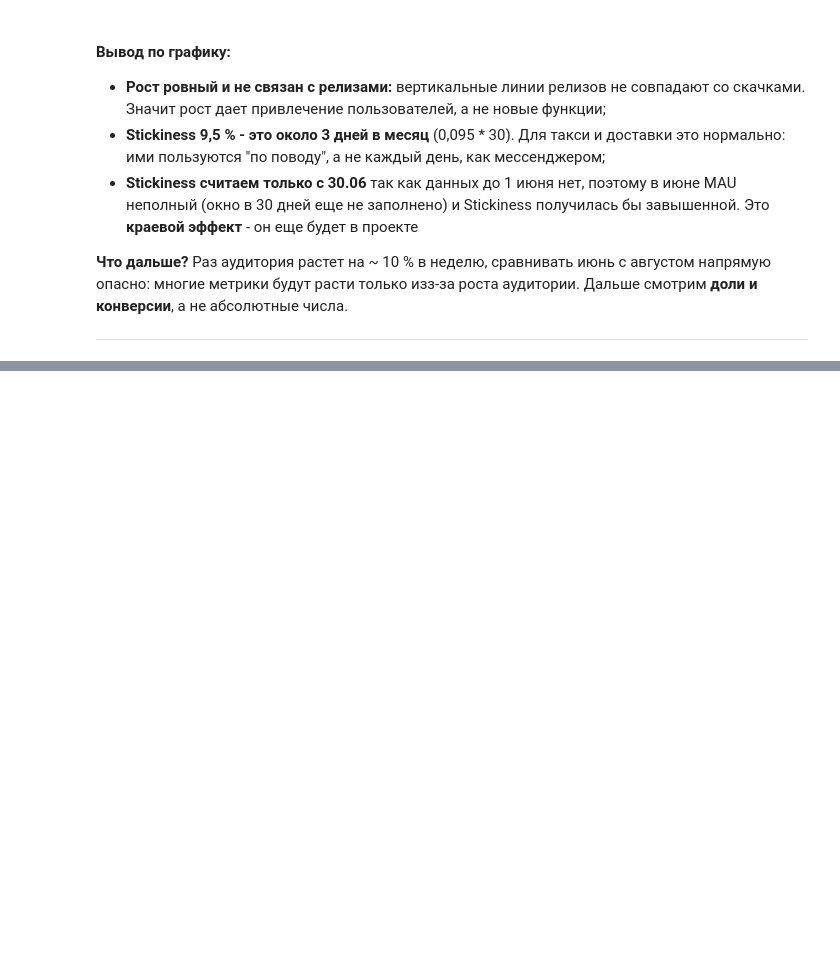
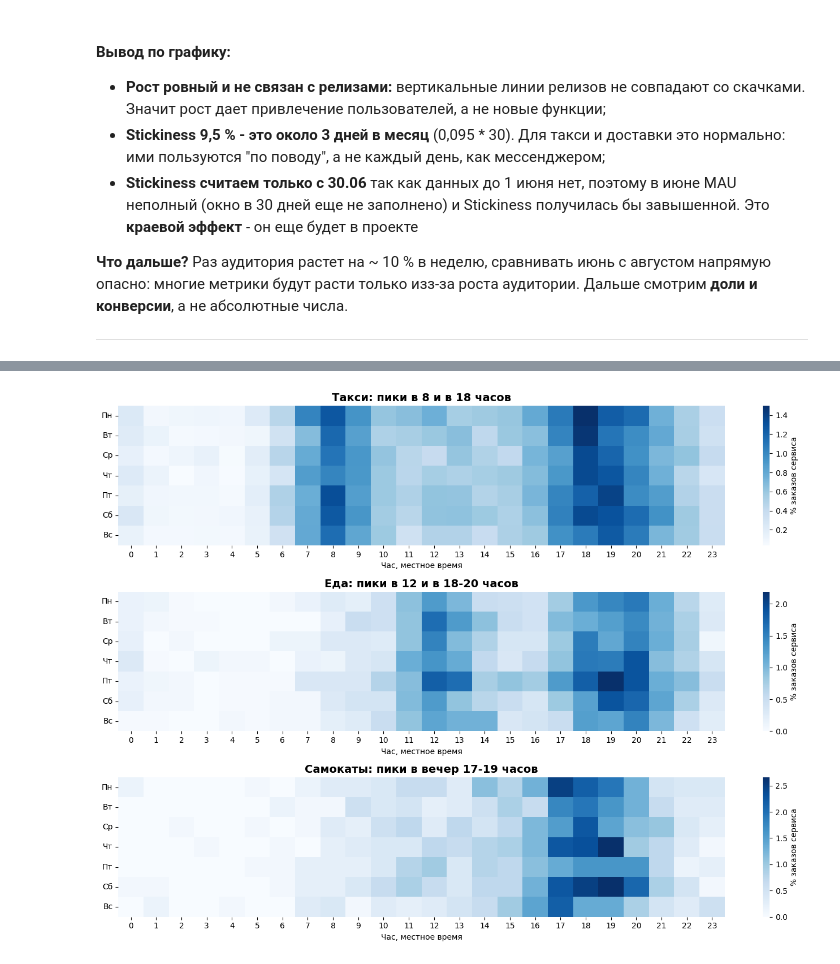
Before and after one commit to AltermaRRinuz/tezgo-product-analytics, a Jupyter notebook: notebooks/analysis.ipynb, the cells around one changed output, grey strips where cells are left out. Saved outputs shown, nothing was run; the diff lists cells and outputs as text; code cells hidden in the pictures; blank space fills up the shorter version.

Commit message:
#2 Шаг 2.2: тепловые карты заказов

```diff
--- a/notebooks/analysis.ipynb
+++ b/notebooks/analysis.ipynb
@@ -965,0 +972,13 @@ plt.show()
+# %%
+hours = query('''
+SELECT service,
+       -- CAST - преобразование типа
+       -- strftime('%w', ...) - возвращает день недели в INT, но 0 = воскресенье
+       -- (+ 6) % 7 - сдвигает так, чтобы 0 - был понедельником
+       -- strftime('%H', ...) - возвращает час суток
+       (CAST(strftime('%w', created_at) AS INTEGER) + 6) % 7 AS dow,
+       CAST(strftime('%H', created_at) AS INTEGER)           AS hour,
+       COUNT(*)                                              AS orders_cnt
+FROM orders_c
+GROUP BY service, dow, hour;
+''')
@@ -965,0 +988,38 @@ plt.show()
+# %%
+# доля от всех заказов сервиса, иначе такси "забьет" цветом еду и самокаты
+hours['share_pct'] = (
+        hours['orders_cnt'] / hours.groupby('service')['orders_cnt'].transform('sum') * 100)
+
+day_names = ['Пн', 'Вт', 'Ср', 'Чт', 'Пт', 'Сб', 'Вс']
+titles = {
+    'taxi': 'Такси: пики в 8 и в 18 часов',
+    'food': 'Еда: пики в 12 и в 18-20 часов',
+    'scooter': 'Самокаты: пики в вечер 17-19 часов',
+}
+
+food_dow = hours[hours['service'] == 'food'].groupby('dow')['orders_cnt'].sum()
+food_dow / food_dow.mean() # ПТ - 1,30 %
+fig, axes = plt.subplots(3, 1, figsize=(14, 10))
+
+# zip сшивает 2 списка попарно
+# .reindex(undex=range(7), columns=range(24)) - говорит, что должно быть ровно 0..6 строк
+# и 0..23 колонки, в этом порядке - если значения нет - будет NULL
+# .fillna(0) заменяет все получившиеся NULL на 0
+for ax, service in zip(axes, ['taxi', 'food', 'scooter']):
+    pivot = (hours[hours['service'] == service]
+        .pivot(index='dow', columns='hour', values='share_pct')
+        .reindex(index=range(7), columns=range(24))
+        .fillna(0)
+    )
+    sns.heatmap(pivot, ax=ax, cmap='Blues', cbar_kws={'label': '% заказов сервиса'})
+    # Подставляю названия дней вместо чисел
+    ax.set_yticklabels(day_names, rotation=0)
+    ax.set_title(f'{titles[service]}', fontsize=14, fontweight='bold')
+    ax.set_xlabel('Час, местное время')
+    ax.set_ylabel('')
+
+fig.tight_layout()
+fig.savefig(FIG_DIR / '02_heatmap_orders.png', dpi=300, bbox_inches='tight')
+plt.show()
+# %% [output]
+[figure, added]
```
Also changed, not shown: parts of 4 cells of this notebook, 2 other files.
